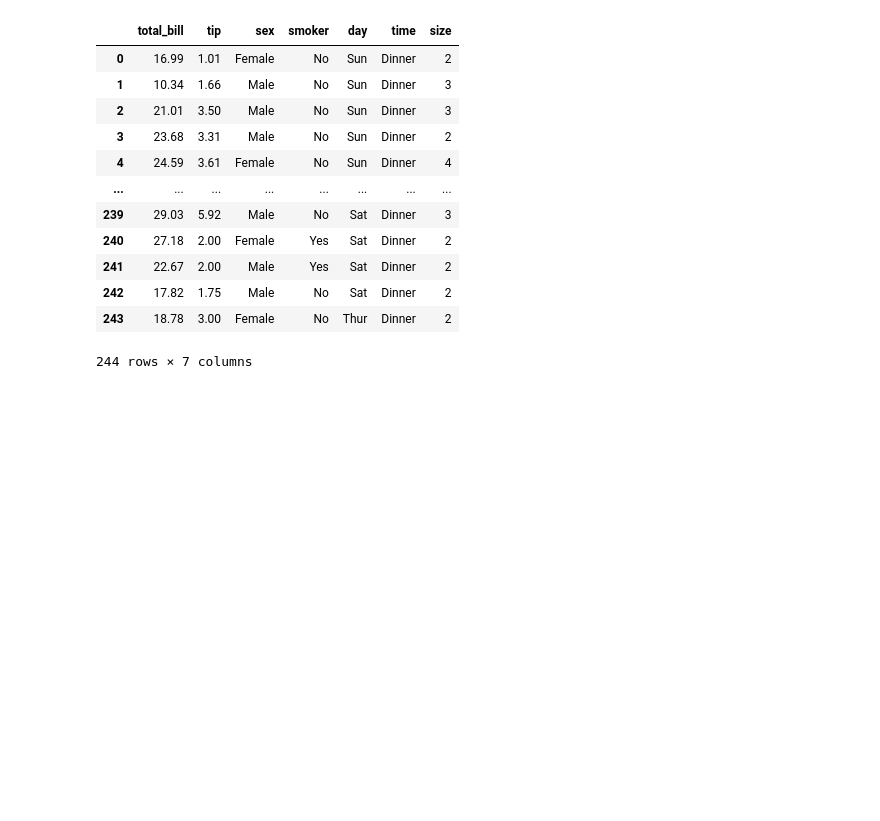
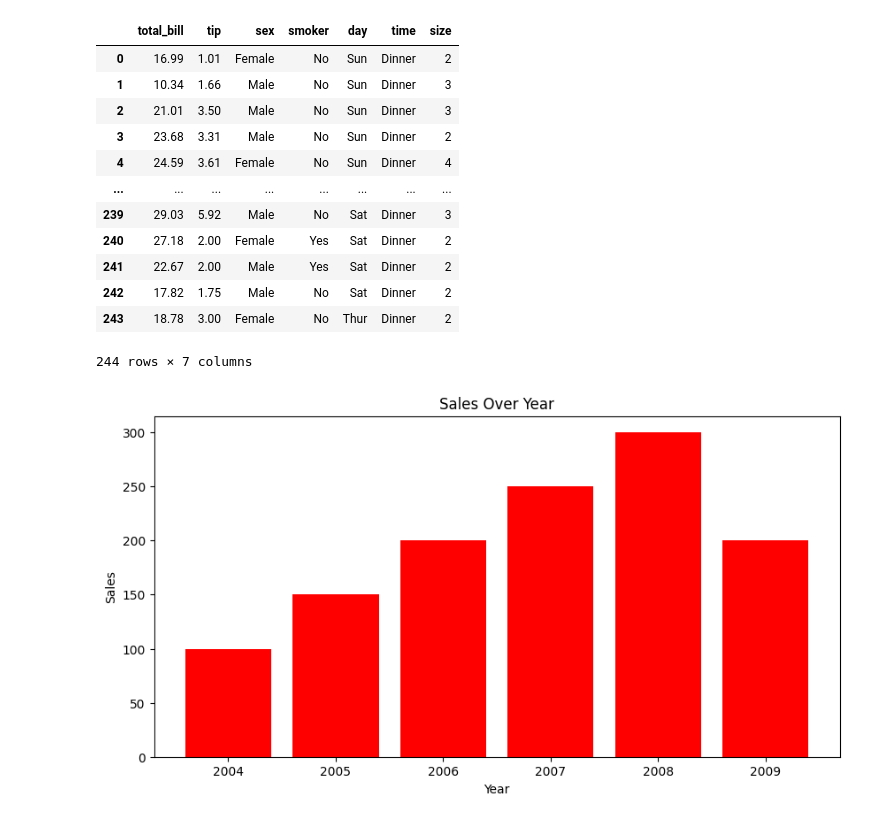
Before and after one commit to TAavash/Data-Science-with-AI, a Jupyter notebook: plot.ipynb, the cells around one changed output. Saved outputs shown, nothing was run; the diff lists cells and outputs as text; code cells hidden in the pictures; blank space fills up the shorter version.

Commit message:
types of plots

```diff
--- a/plot.ipynb
+++ b/plot.ipynb
@@ -97,0 +101,18 @@ tips
+# %%
+data = {
+    "Year": [2004,2005,2006,2007,2008,2009],
+    "Sales": [100,150,200,250,300,200]
+}
+df = pd.DataFrame(data)
+df
+# %%
+# using matplot
+
+plt.figure(figsize=(10,5))
+plt.bar(df['Year'], df['Sales'], color='red')
+plt.xlabel('Year')
+plt.ylabel('Sales')
+plt.title('Sales Over Year')
+plt.show()
+# %% [output]
+[figure, added]
```
Also changed, not shown: parts of 13 cells of this notebook.
